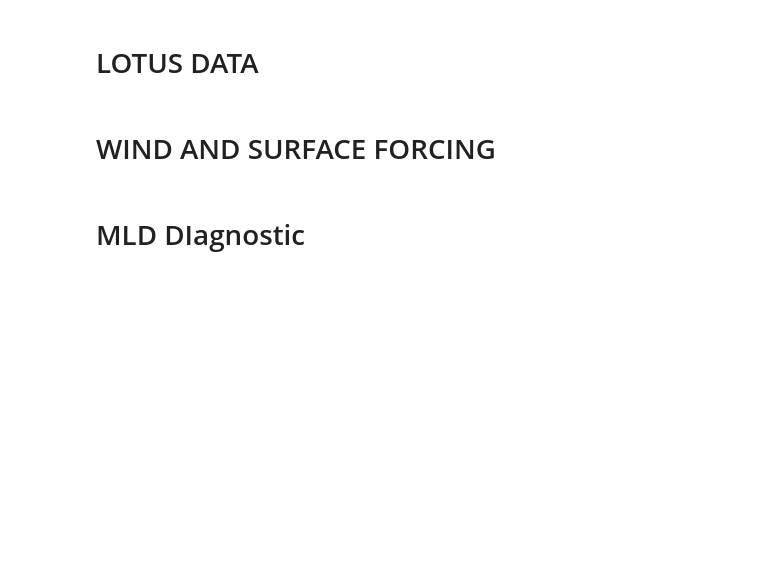
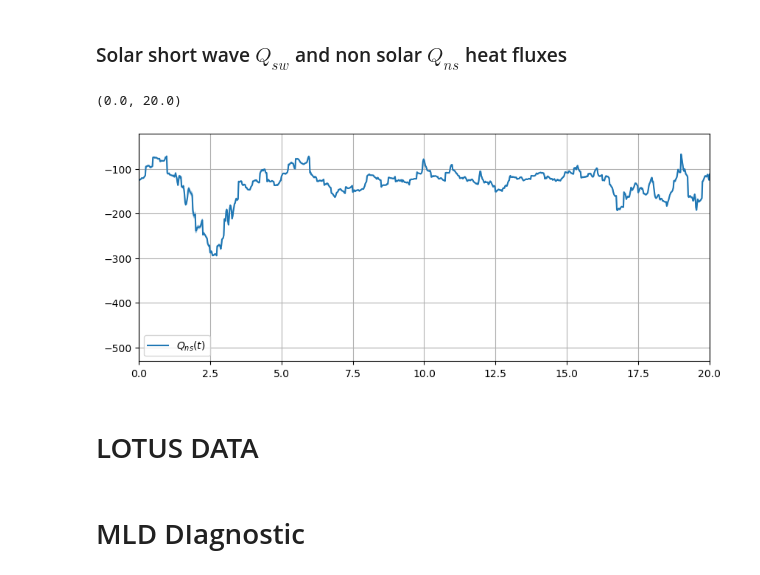
Before and after one commit to mattmattnex/taia-1DV-FD, a Jupyter notebook: experiments/3_Lotus_realistic/realistic_analysis.ipynb, the cells around one changed output. Drawn from its saved outputs; the diff is of its cells as text; code cells hidden in the pictures; blank space fills up the shorter version.

Commit message:
Reworked heat fluxes

```diff
--- a/experiments/3_Lotus_realistic/realistic_analysis.ipynb
+++ b/experiments/3_Lotus_realistic/realistic_analysis.ipynb
@@ -7,3 +42,18 @@ import scipy as scp
+# %% [markdown]
+### Solar short wave $Q_{sw}$ and non solar $Q_{ns}$ heat fluxes
+# %%
+Qns_m = np.mean(Qns, axis = 0)
+Qns_s = np.std(Qns, axis = 0)
+
+fig, ax = plt.subplots(1, 1, figsize = (10, 4))
+plot_with_envellope(ax, Qns_m, ua_s, color = 'C0', label = r'$Q_{ns}(t)$')
+
+ax.legend()
+ax.grid()
+ax.set_xlim(0, 20)
+# %% [output]
+(0.0, 20.0)
+[figure, added]
 # %% [markdown]
 # LOTUS DATA
 # %%
@@ -83,5 +133,3 @@ def plot_var(time, var, ax, label = None, color = 'C0'):
-# %% [markdown]
-# WIND AND SURFACE FORCING
 # %%
 # dt = 3600
 # tend = 3600 * 24 * 160
```
Also changed, not shown: parts of 13 cells of this notebook, 9 other files.
